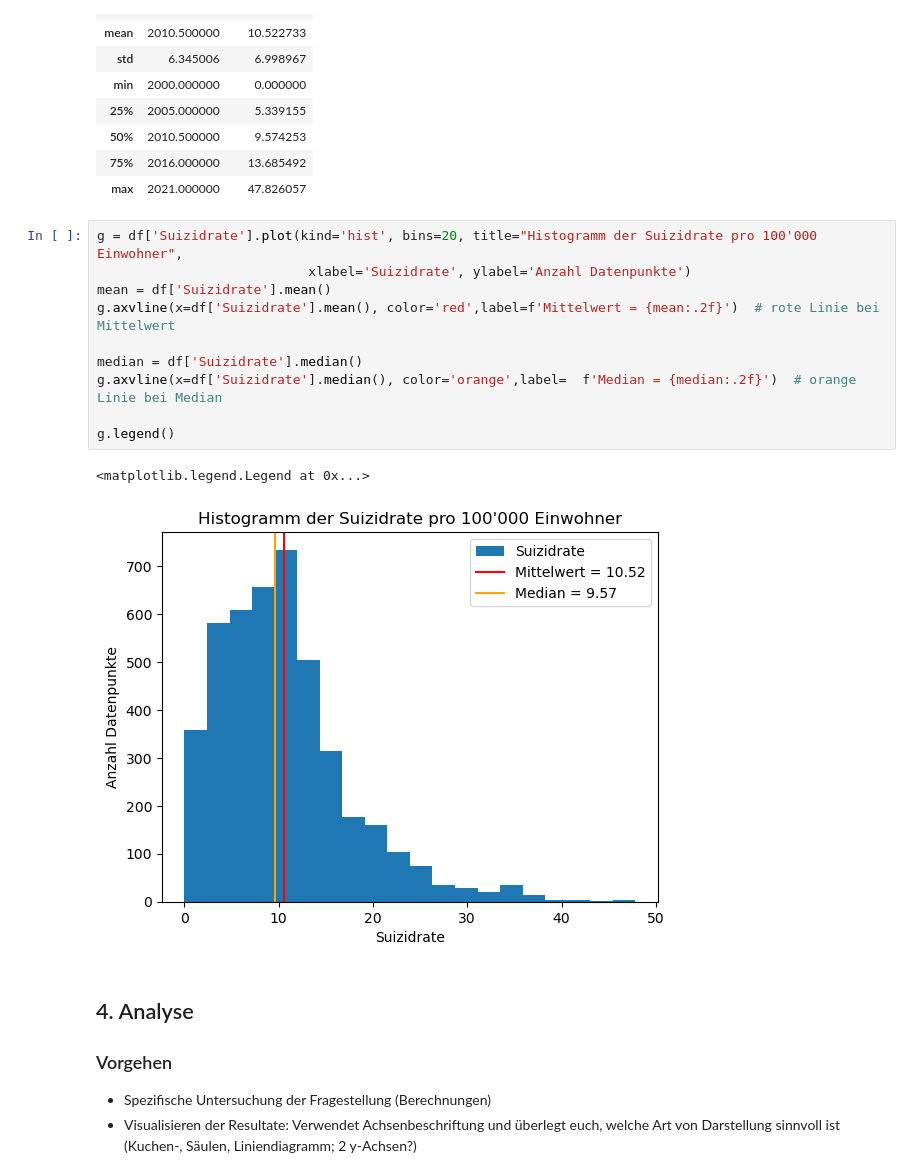
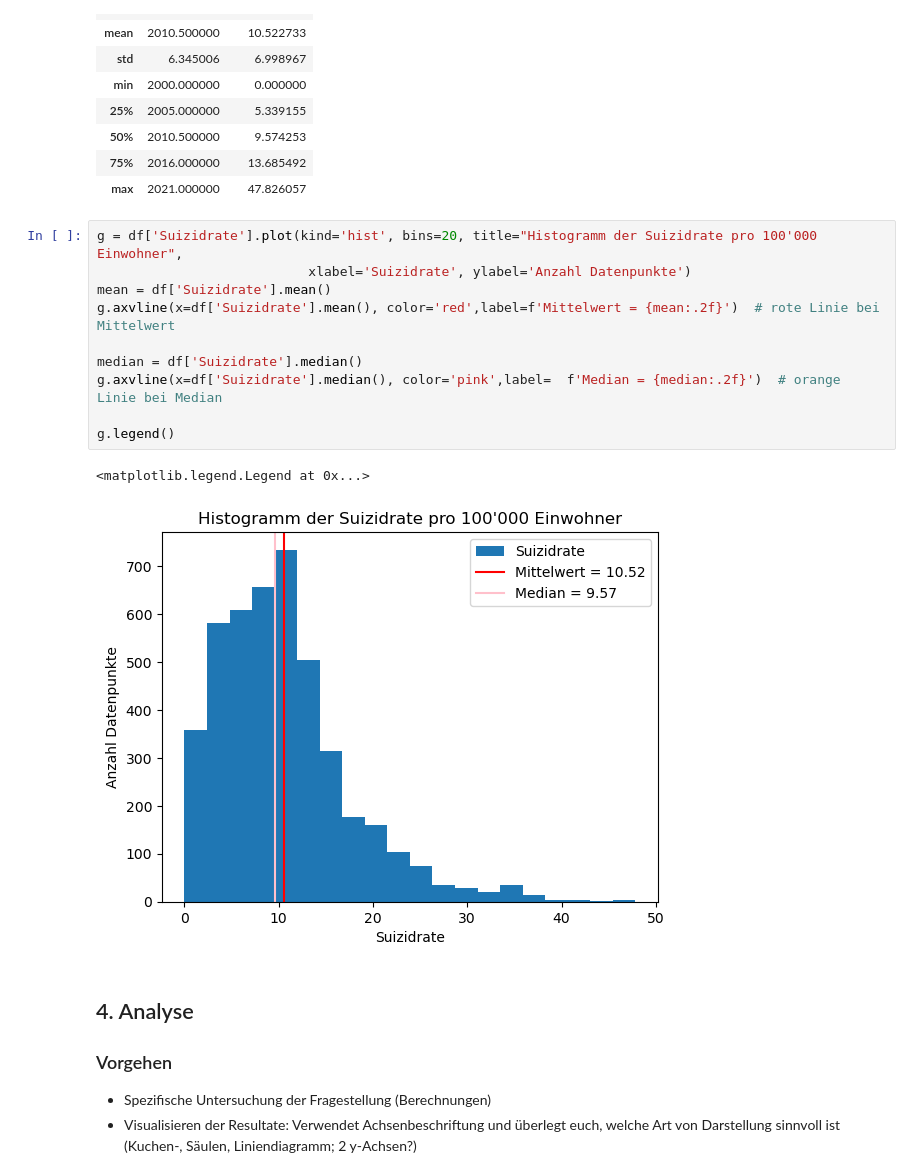
Before and after one commit to cardoali/BMLD-Python, a Jupyter notebook: Grundgerüst_Leistungsnachweis.ipynb, the cells around one changed output. Cells and saved outputs as stored; diff of their text form.

```diff
--- a/Grundgerüst_Leistungsnachweis.ipynb
+++ b/Grundgerüst_Leistungsnachweis.ipynb
@@ -184,16 +184,16 @@ df.describe()
 # %%
 g = df['Suizidrate'].plot(kind='hist', bins=20, title="Histogramm der Suizidrate pro 100'000 Einwohner",
                            xlabel='Suizidrate', ylabel='Anzahl Datenpunkte')
 mean = df['Suizidrate'].mean()
 g.axvline(x=df['Suizidrate'].mean(), color='red',label=f'Mittelwert = {mean:.2f}')  # rote Linie bei Mittelwert
 
 median = df['Suizidrate'].median()
-g.axvline(x=df['Suizidrate'].median(), color='orange',label=  f'Median = {median:.2f}')  # orange Linie bei Median
+g.axvline(x=df['Suizidrate'].median(), color='pink',label=  f'Median = {median:.2f}')  # orange Linie bei Median
 
 g.legend()
 # %% [output]
 <matplotlib.legend.Legend at 0x...>
-[figure, old version]
+[figure, new version]
 # %% [markdown]
 ## 4. Analyse
 
```
